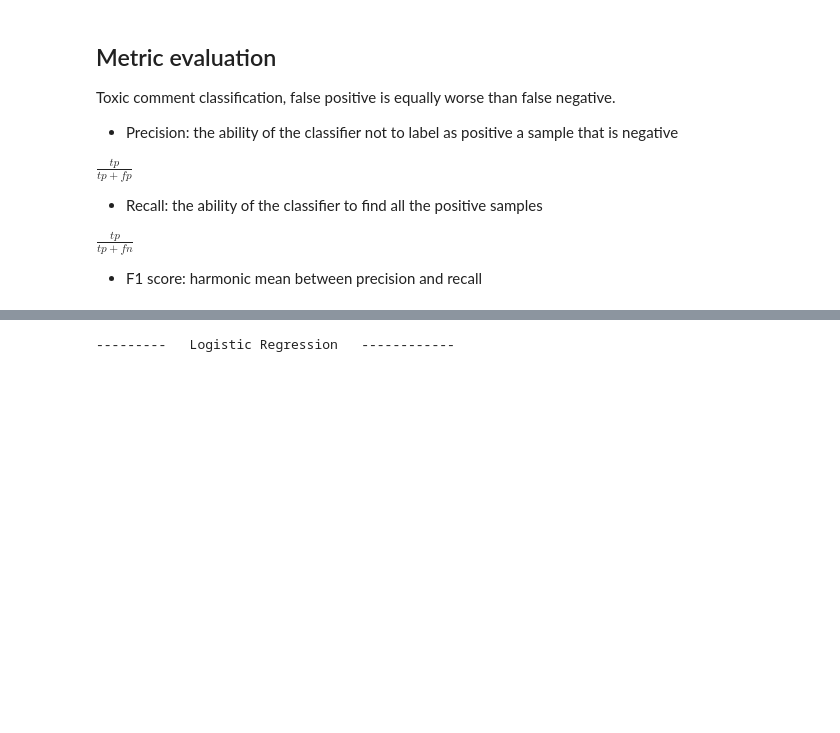
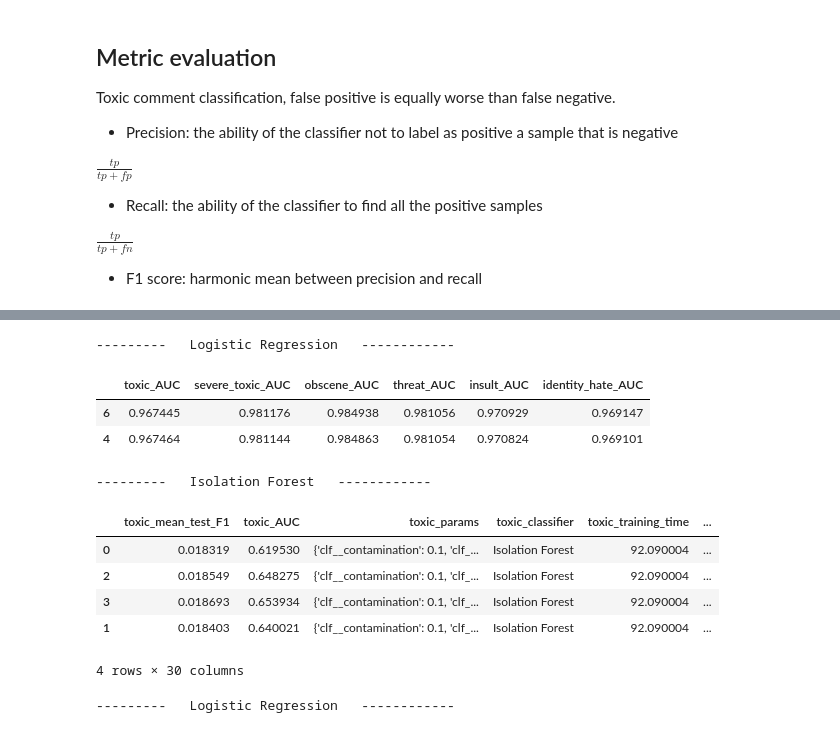
Before and after one commit to carmelbythesea/Toxic-Comment-Classification, a Jupyter notebook: toxic-comment-new2.ipynb, the cells around one changed output, grey strips where cells are left out. Drawn from its saved outputs; the diff is of its cells as text; code cells hidden in the pictures; blank space fills up the shorter version.

Commit message:
updated isolation forest result

```diff
--- a/toxic-comment-new2.ipynb
+++ b/toxic-comment-new2.ipynb
@@ -715,7 +715,7 @@ parameters = {
               'clf__n_estimators': [150,500],
               'clf__max_samples': [250],
               'clf__contamination': [0.1],
-              'clf__max_features': [5],
+              'clf__max_features': [5,15],
               'clf__n_jobs': [5]
     },
     "MultinomialNB": {
@@ -830,0 +769,58 @@ cv_lr[]
+# %%
+def crossval(name, clf, parameters, crossval=True):
+    print("---------  ", name, "  ------------")
+    start = time.time()
+    scoring = {"F1": "f1_weighted",
+               "AUC": "roc_auc"}
+    steps = [('over', SMOTE()),
+            ('clf', clf)]
+    pipeline = Pipeline(steps=steps)
+    if crossval:
+        search = GridSearchCV(
+                          pipeline,
+                          param_grid=parameters,
+                          cv=5,
+                          refit='F1',
+                          scoring=scoring)
+    else:
+        search = pipeline
+    r = pd.DataFrame()
+    for label in labels:
+        search.fit(X_train, y_train[label])
+
+        f1_name = 'F1'
+        auc_name = 'AUC'
+        f1_means = search.cv_results_[f'mean_test_{f1_name}']
+        auc_means = search.cv_results_[f'mean_test_{auc_name}']
+
+        r[f'{label}_mean_test_{f1_name}'] = f1_means
+        r[f'{label}_{auc_name}'] = auc_means
+        r[f'{label}_params'] = search.cv_results_['params']
+        r[f'{label}_classifier'] = name
+        r[f'{label}_training_time'] = (time.time() - start)/len(f1_means)
+
+    return r.sort_values(by=[f'{label}_mean_test_{f1_name}'], ascending=False)
+# %%
+cv_lr = crossval(names[0], classifiers[0], parameters[names[0]])
+# %% [output]
+---------   Logistic Regression   ------------
+# %%
+t = cv_lr[cv_lr.threat_mean_test_F1==cv_lr.threat_mean_test_F1.max()]
+t[[x for x in t.columns if 'AUC' in x]]
+# %% [output]
+|  | toxic_AUC | severe_toxic_AUC | obscene_AUC | threat_AUC | insult_AUC | identity_hate_AUC |
+| 6 | 0.967445 | 0.981176 | 0.984938 | 0.981056 | 0.970929 | 0.969147 |
+| 4 | 0.967464 | 0.981144 | 0.984863 | 0.981054 | 0.970824 | 0.969101 |
+# %%
+cv_iso_forest = crossval(names[1], classifiers[1], parameters[names[1]])
+# %% [output]
+---------   Isolation Forest   ------------
+# %%
+cv_iso_forest
+# %% [output]
+|  | toxic_mean_test_F1 | toxic_AUC | toxic_params | toxic_classifier | toxic_training_time | ... |
+| 0 | 0.018319 | 0.619530 | {'clf__contamination': 0.1, 'clf_... | Isolation Forest | 92.090004 | ... |
+| 2 | 0.018549 | 0.648275 | {'clf__contamination': 0.1, 'clf_... | Isolation Forest | 92.090004 | ... |
+| 3 | 0.018693 | 0.653934 | {'clf__contamination': 0.1, 'clf_... | Isolation Forest | 92.090004 | ... |
+| 1 | 0.018403 | 0.640021 | {'clf__contamination': 0.1, 'clf_... | Isolation Forest | 92.090004 | ... |
+4 rows × 30 columns
```
Also changed, not shown: parts of 54 cells of this notebook, 1 other file.
